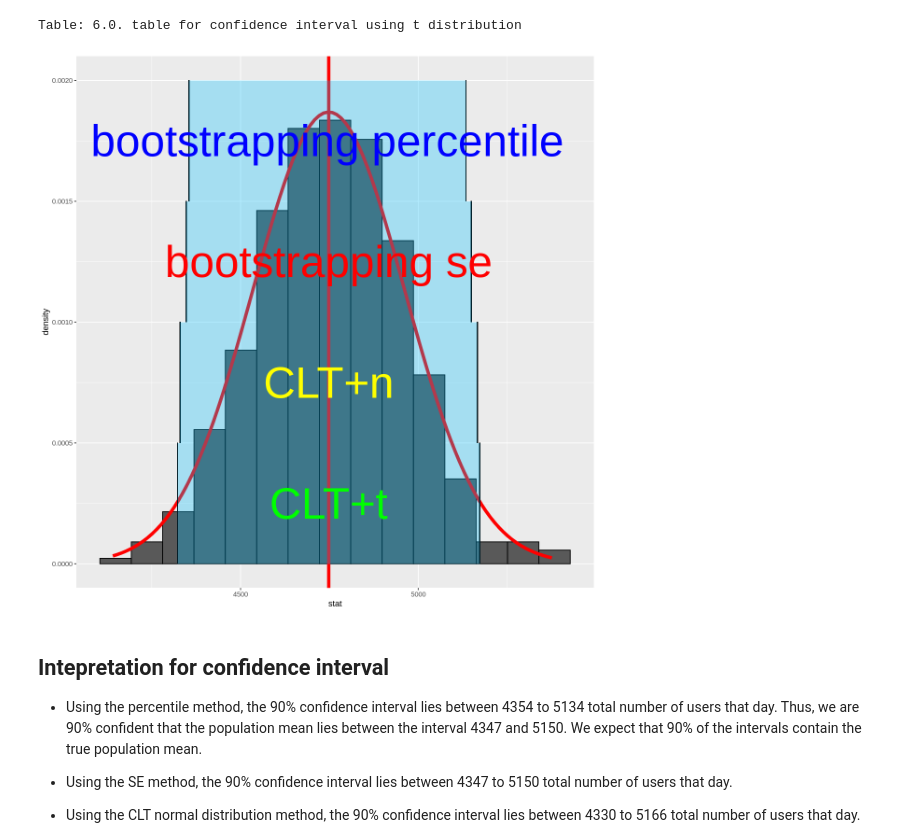
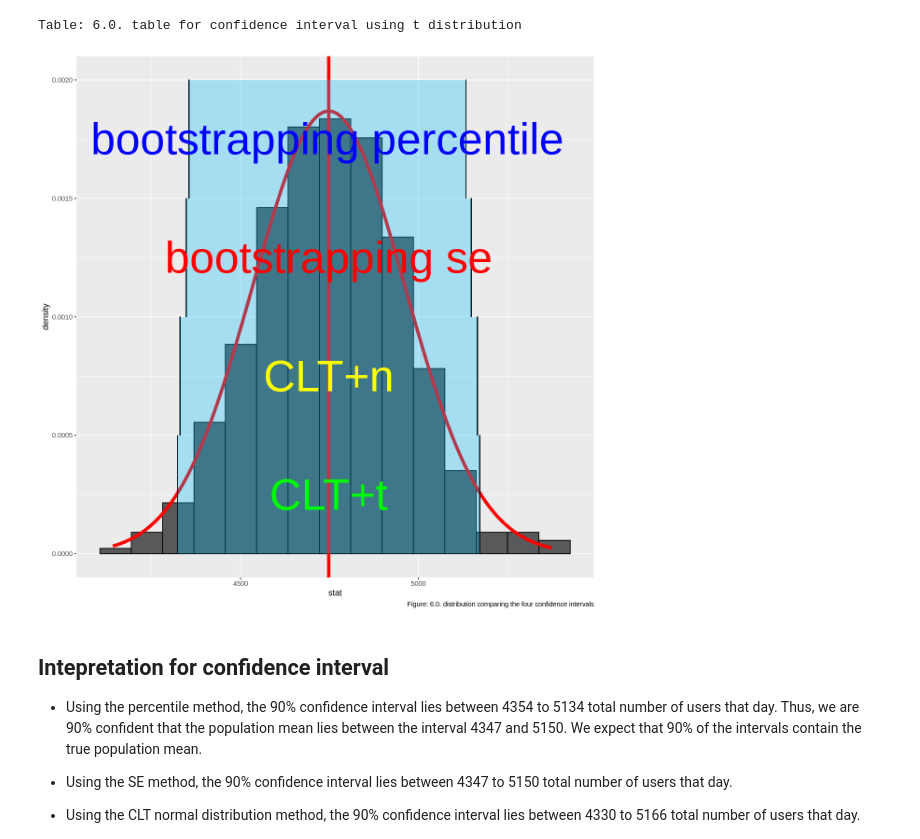
Before and after one commit to Sparsh16/STAT-201-Group-Project, a Jupyter notebook: Proposal.ipynb, the cells around one changed output. Drawn from its saved outputs; the diff is of its cells as text; code cells hidden in the pictures.

```diff
--- a/Proposal.ipynb
+++ b/Proposal.ipynb
@@ -332,31 +332,32 @@ Table: 6.0. table for confidence interval using t distribution
 # %%
 # Compare CI
 addAnnotate <- function(graph, low, high, offset, label, blockColor="deepskyblue", labelColor="red") {
     res <- graph +
     geom_segment(aes(x=low, xend=low, y=offset*h, yend =(offset+1)*h)) +
     geom_segment(aes(x=high, xend=high, y=offset*h, yend =(offset+1)*h)) +
     annotate("rect", xmin = low, xmax = high, ymin = offset*h, ymax = (offset+1)*h,
              fill = blockColor,
              alpha = 0.3) +
     annotate("text", x=(low+high)/2, y=h/2+offset*h, label=label, size = 20, color=labelColor)
     return (res)
 }
 
 
 h <- 0.0005
 g <- ggplot(bootstrap_dist, aes(x=stat)) +
 geom_histogram(aes(y = ..density..), bins = 15, colour = "black") +
 stat_function(fun = dnorm, args = list(mean = sample_mean, sd = se),
               color = "red", lwd = 2) +
-  geom_vline(xintercept = sample_mean, color = "red", lwd = 2)
+  geom_vline(xintercept = sample_mean, color = "red", lwd = 2) +
+labs(caption = figure_number.nextMajor("distribution comparing the four confidence intervals"))
 
 g %>%
 addAnnotate(clt_ci$lower_ci, clt_ci$upper_ci, 1, 'CLT+n', labelColor="yellow") %>%
 addAnnotate(t_ci$lower_ci, t_ci$upper_ci, 0, 'CLT+t', labelColor="green") %>%
 addAnnotate(ci_se$lower_ci, ci_se$upper_ci, 2, 'bootstrapping se', labelColor="red") %>%
 addAnnotate(ci_percentile$lower_ci, ci_percentile$upper_ci, 3, 'bootstrapping percentile', labelColor="blue")
 # %% [output]
-[figure, old version]
+[figure, new version]
 # %% [markdown]
 ## Intepretation for confidence interval ##
 - Using the percentile method, the 90% confidence interval lies between 4354 to 5134 total number of users that day. Thus, we are 90% confident that the population mean lies between the interval 4347 and 5150. We expect that 90% of the intervals contain the true population mean.
```
